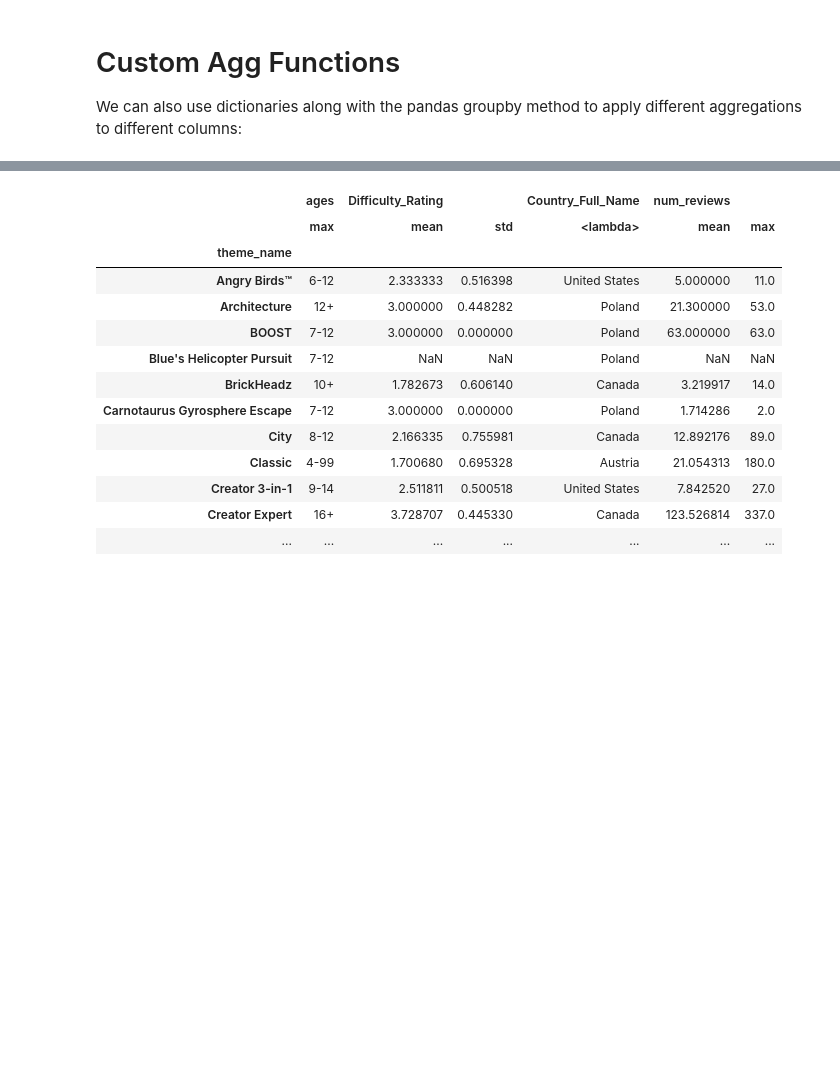
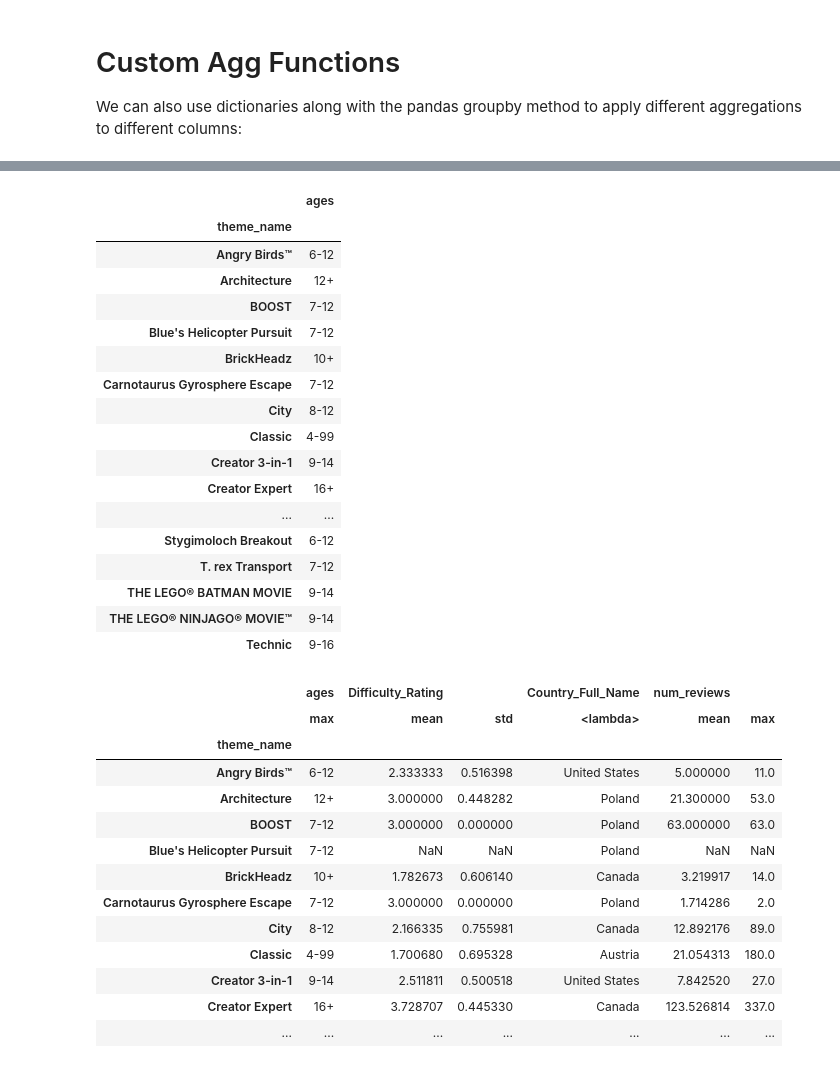
Before and after one commit to falshrawr/ds-skillls-dict-practice-london-ds-100218, a Jupyter notebook: index.ipynb, the cells around one changed output, grey strips where cells are left out. Cells and saved outputs as stored; diff of their text form; code cells hidden in the pictures; blank space fills up the shorter version.

```diff
--- a/index.ipynb
+++ b/index.ipynb
@@ -123,5 +123,5 @@ import numpy as np
 # %%
 df
 agg_dict = {'ages' :max}
-df.groupby('theme_name').agg(agg_dict)'
+df.groupby('theme_name').agg(agg_dict)
 # %% [output]
@@ -129,3 +128,21 @@ SyntaxError: invalid syntax (<ipython-input-20-053322ffdbf9>, line 3)
+|  | ages |
+| theme_name |  |
+| Angry Birds™ | 6-12 |
+| Architecture | 12+ |
+| BOOST | 7-12 |
+| Blue's Helicopter Pursuit | 7-12 |
+| BrickHeadz | 10+ |
+| Carnotaurus Gyrosphere Escape | 7-12 |
+| City | 8-12 |
+| Classic | 4-99 |
+| Creator 3-in-1 | 9-14 |
+| Creator Expert | 16+ |
+| ... | ... |
+| Stygimoloch Breakout | 6-12 |
+| T. rex Transport | 7-12 |
+| THE LEGO® BATMAN MOVIE | 9-14 |
+| THE LEGO® NINJAGO® MOVIE™ | 9-14 |
+| Technic | 9-16 |
 # %%
 agg_dict = {'ages' : 'max',
             'Difficulty_Rating' : [np.mean, np.std],
```
Also changed, not shown: parts of 1 cell of this notebook.
